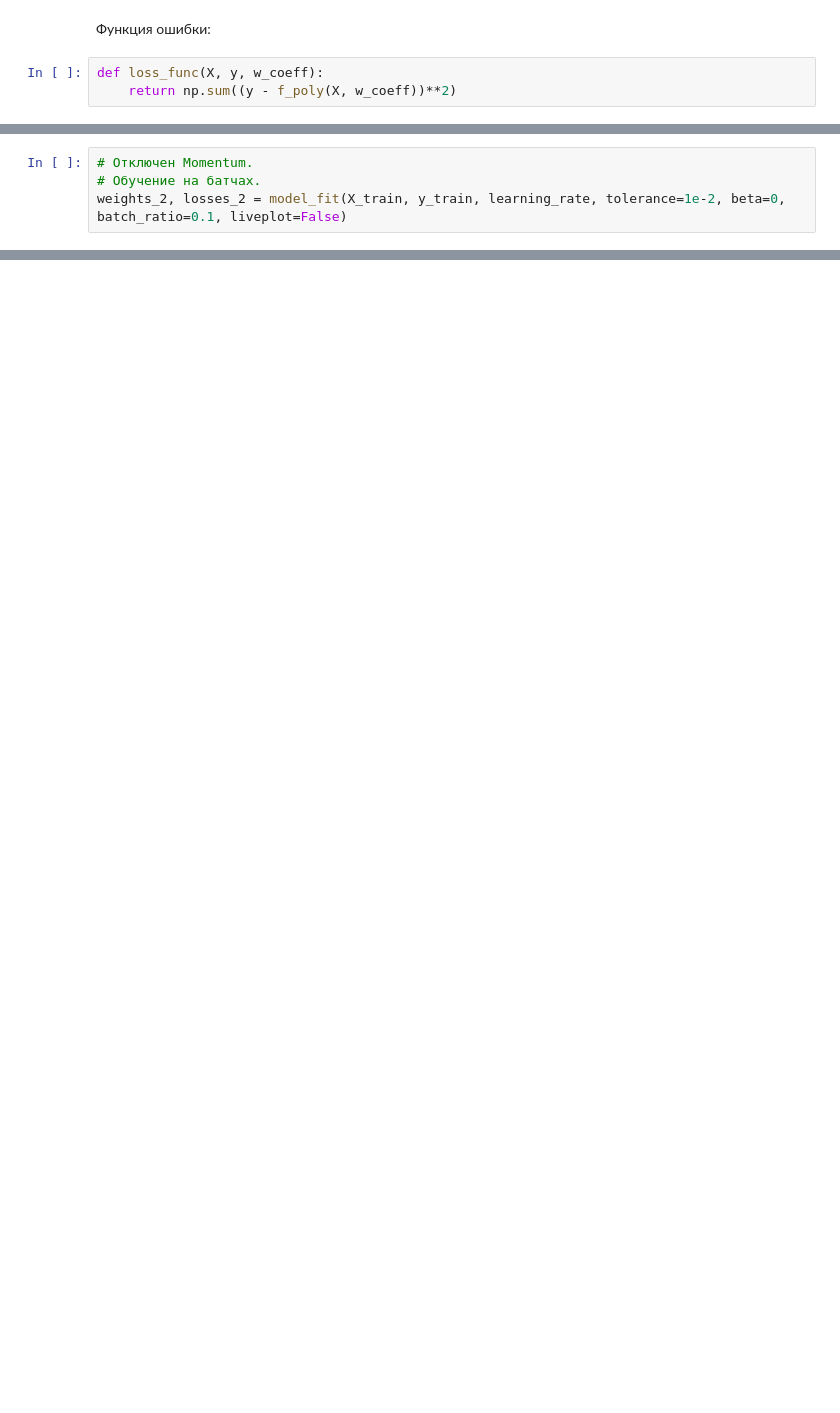
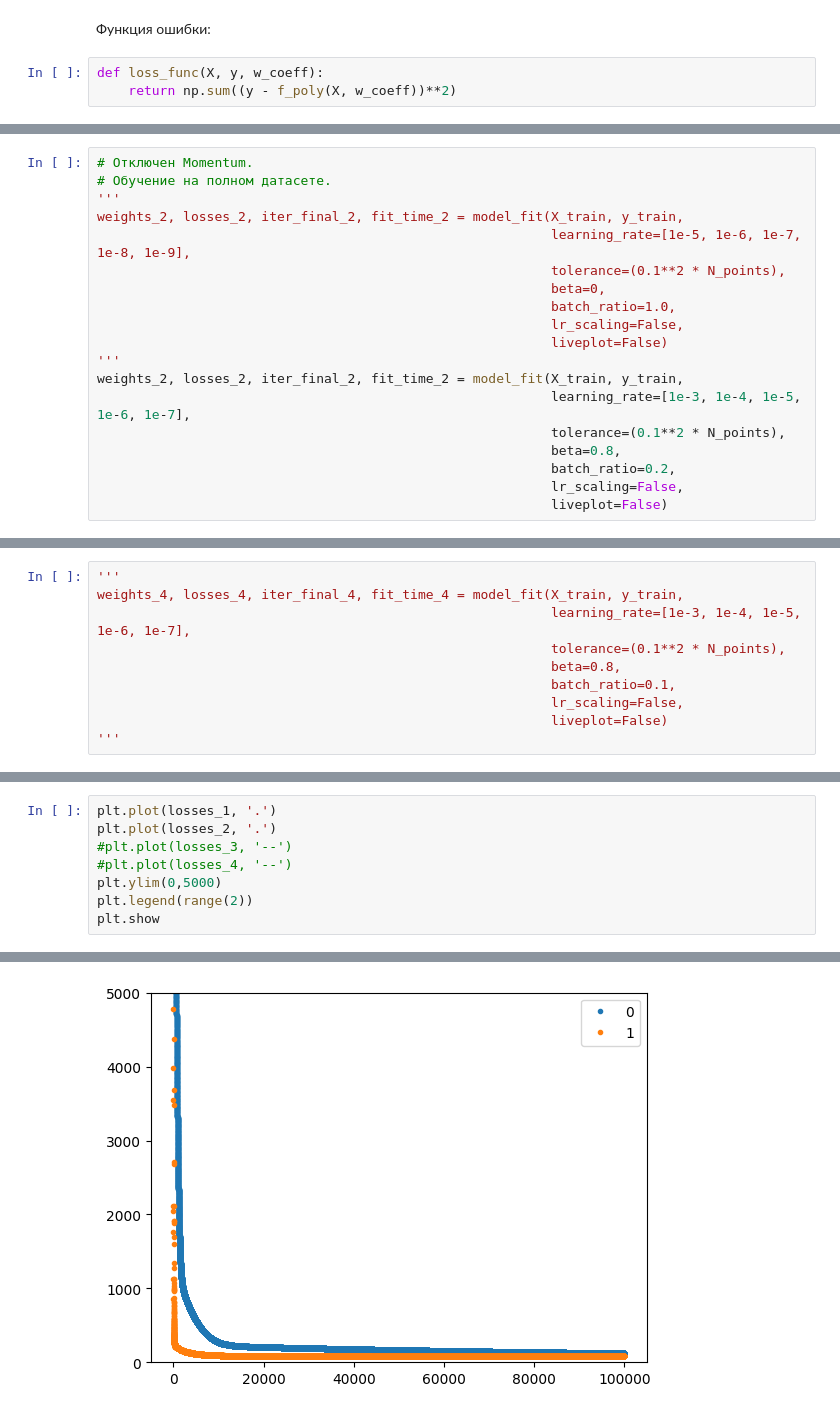
Before and after one commit to romangorbunov91/ML_2, a Jupyter notebook: ML_2.ipynb, the cells around one changed output, grey strips where cells are left out. Saved outputs shown, nothing was run; the diff lists cells and outputs as text; blank space fills up the shorter version.

Commit message:
Update ML_2.ipynb
После этой версии будет удален lr_scaling

```diff
--- a/ML_2.ipynb
+++ b/ML_2.ipynb
@@ -139,0 +171,19 @@ KeyboardInterrupt:
+# %%
+# Отключен Momentum.
+# Обучение на полном датасете.
+'''
+weights_2, losses_2, iter_final_2, fit_time_2 = model_fit(X_train, y_train,
+                                                          learning_rate=[1e-5, 1e-6, 1e-7, 1e-8, 1e-9],
+                                                          tolerance=(0.1**2 * N_points),
+                                                          beta=0,
+                                                          batch_ratio=1.0,
+                                                          lr_scaling=False,
+                                                          liveplot=False)
+'''
+weights_2, losses_2, iter_final_2, fit_time_2 = model_fit(X_train, y_train,
+                                                          learning_rate=[1e-3, 1e-4, 1e-5, 1e-6, 1e-7],
+                                                          tolerance=(0.1**2 * N_points),
+                                                          beta=0.8,
+                                                          batch_ratio=0.2,
+                                                          lr_scaling=False,
+                                                          liveplot=False)
@@ -140,4 +220,10 @@ KeyboardInterrupt:
 # %%
-# Отключен Momentum.
-# Обучение на батчах.
-weights_2, losses_2 = model_fit(X_train, y_train, learning_rate, tolerance=1e-2, beta=0, batch_ratio=0.1, liveplot=False)
+'''
+weights_4, losses_4, iter_final_4, fit_time_4 = model_fit(X_train, y_train,
+                                                          learning_rate=[1e-3, 1e-4, 1e-5, 1e-6, 1e-7],
+                                                          tolerance=(0.1**2 * N_points),
+                                                          beta=0.8,
+                                                          batch_ratio=0.1,
+                                                          lr_scaling=False,
+                                                          liveplot=False)
+'''
@@ -147,0 +232,9 @@ weights_3, losses_3 = model_fit(X_train, y_train, learning_rate, tolerance=1e-2,
+# %%
+plt.plot(losses_1, '.')
+plt.plot(losses_2, '.')
+#plt.plot(losses_3, '--')
+#plt.plot(losses_4, '--')
+plt.ylim(0,5000)
+plt.legend(range(2))
+plt.show
+# %% [output]
@@ -147,0 +242 @@ weights_3, losses_3 = model_fit(X_train, y_train, learning_rate, tolerance=1e-2,
+[figure, added]
```
Also changed, not shown: parts of 15 cells of this notebook.
